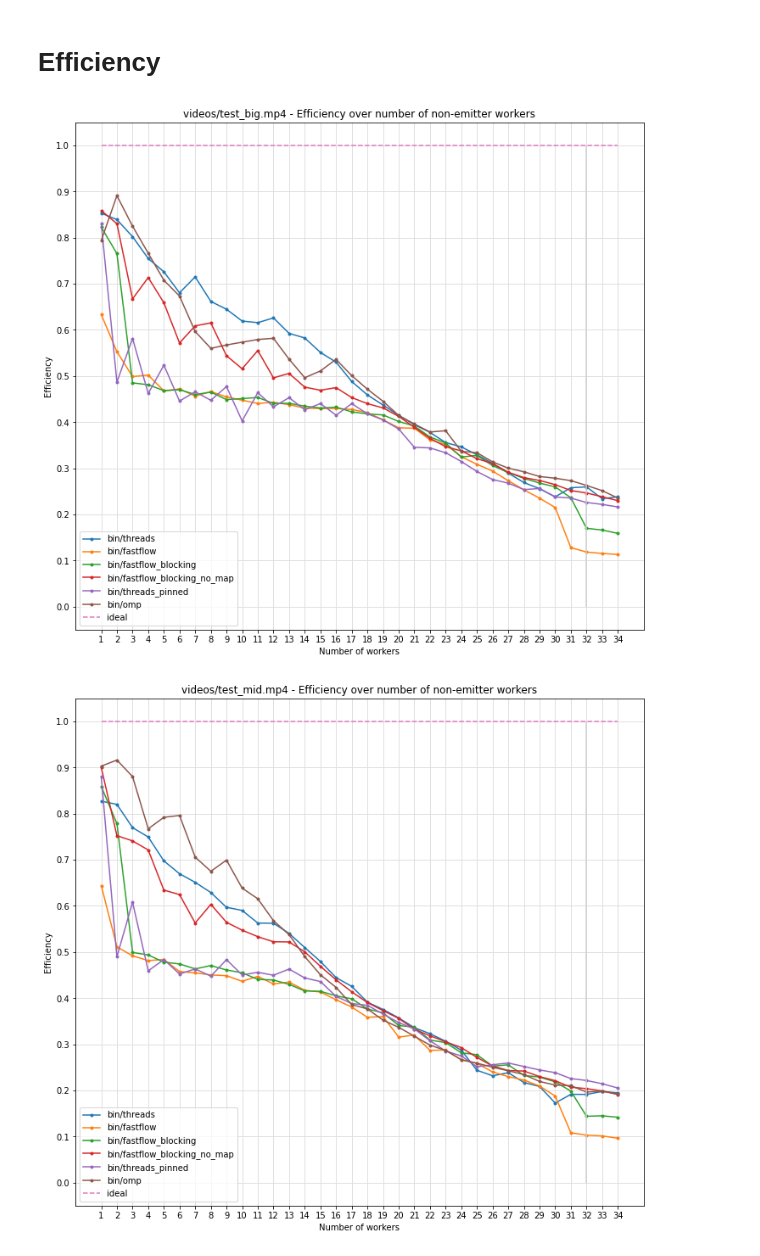
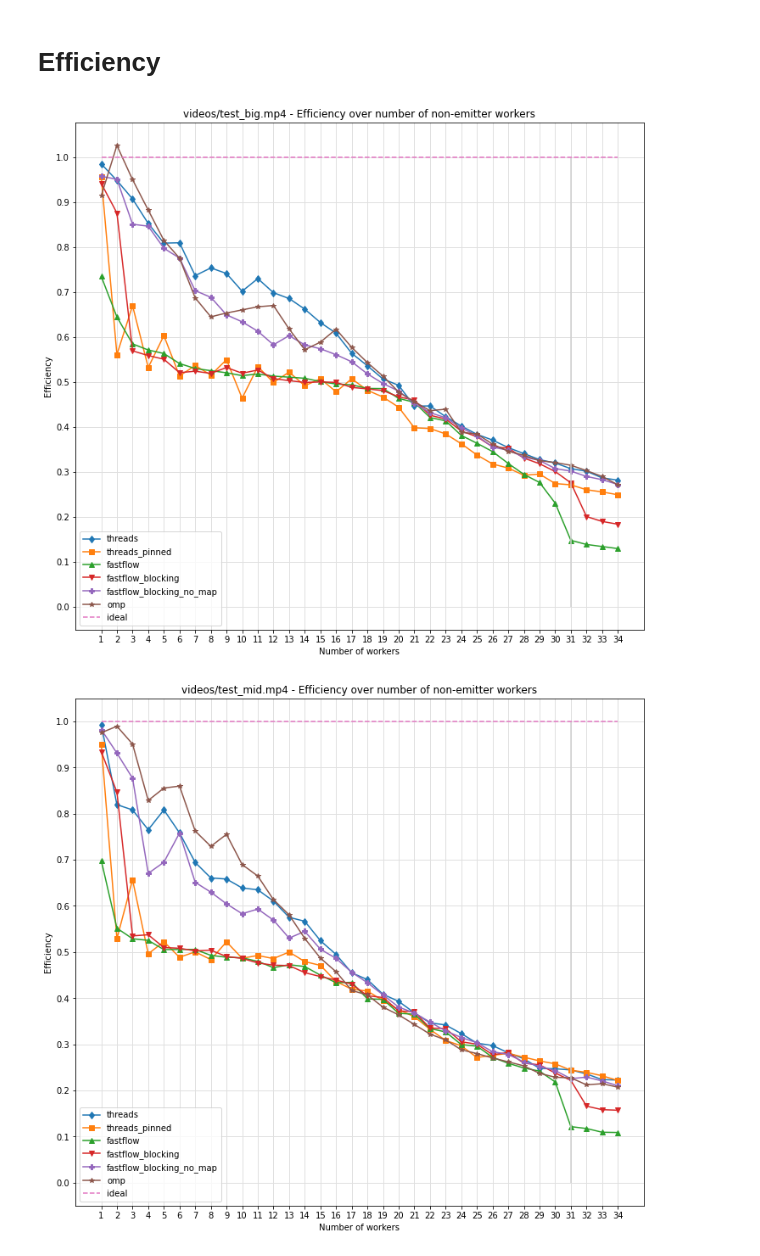
Before and after one commit to iwilare/video-motion-detection, a Jupyter notebook: plot/plot.ipynb, the cells around one changed output. Drawn from its saved outputs; the diff is of its cells as text; code cells hidden in the pictures.

```diff
--- a/plot/plot.ipynb
+++ b/plot/plot.ipynb
@@ -38,16 +45,17 @@ sequentials['frames'] = [812,431,227]
 for f in filenames:
     plt.gcf().set_size_inches(12, 11)
     def seq(n): return sequentials[sequentials['filename'] == f][n].values[0]
-    for p in programs:
-        y = seq('avg') / df[(df['name'] == p) & (df['filename'] == f)]['avg']
-        plt.errorbar(all_n_workers, y, label=p, marker='.')
+    for p, m, d in programs:
+        y = seq('total_time')/df[(df['name'] == 'bin/'+p) & (df['filename'] == f)]['avg']
+        plt.plot(all_n_workers, y, d, label=p, marker=m)
     plt.grid(color='#e0e0e0', linestyle='-', linewidth=1)
     plt.yscale('log')
     plt.yticks(list(range(0,16,1)) + list(range(10,100,10)))
     plt.gca().get_yaxis().set_major_formatter(mplt.ticker.ScalarFormatter())
     plt.gca().get_yaxis().get_major_formatter().labelOnlyBase = False
     plt.vlines(32, ymin=1, ymax=31, color='#d0d0d0', linestyle='-')
-    plt.hlines(seq('processing_time')/seq('read_time'), xmin=2, xmax=35, linestyle='--',label='theoretical best')
+    plt.hlines(seq('total_time')/(seq('read_time')*(seq('frames')-1)), xmin=1, xmax=35, linestyle='-.',label='theoretical best')
+    #plt.hlines(seq('processing_time')/(seq('read_time')), xmin=1, xmax=35, linestyle='-',label='theoretical best')
 
     plt.plot(all_n_workers, all_n_workers, '--', label='ideal')
     plt.xticks(all_n_workers)
@@ -67,31 +75,31 @@ for f in filenames:
 # %%
 for f in filenames:
     plt.gcf().set_size_inches(12, 11)
-    seq_time = sequentials[sequentials['filename'] == f]['avg'].values[0]
-    for p in programs:
-        y = df[(df['name'] == p) & (df['filename'] == f)]['avg']
+    def seq(n): return sequentials[sequentials['filename'] == f][n].values[0]
+    for p, m, d in programs:
+        y = df[(df['name'] == 'bin/'+p) & (df['filename'] == f)]['avg']
         #e = df[(df['name'] == p) & (df['filename'] == f)]['std']
-        plt.errorbar(all_n_workers, y/1e7, label=p, marker='.') #yerr=e/1e7, label=p, marker='.')
+        plt.plot(all_n_workers, y/1e6, d, label=p, marker=m)
     plt.grid(color='#e0e0e0', linestyle='-', linewidth=0.5)
-    plt.plot(all_n_workers, seq_time/1e7/all_n_workers, '--', label='ideal')
+    plt.plot(all_n_workers, seq('total_time')/1e6/all_n_workers, '--', label='ideal')
     plt.xticks(all_n_workers)
 
-    plt.hlines((seq('read_time')*seq('frames')+seq('init_time'))/1e7, xmin=1, xmax=34, linestyle='--',label='theoretical best')
+    plt.hlines((seq('read_time')*seq('frames')+seq('init_time'))/1e6, xmin=1, xmax=34, linestyle='--',label='theoretical best')
 
     if f == 'videos/test_big.mp4':
-        plt.yticks([x*0.25 for x in range(0,25,1)])
-        plt.vlines(31, ymin=0, ymax=25*0.25, color='#d0d0d0', linestyle='-')
+        plt.yticks([x*2.5 for x in range(0,40,1)])
+        plt.vlines(31, ymin=0, ymax=40*2.5, color='#d0d0d0', linestyle='-')
     if f == 'videos/test_mid.mp4':
-        plt.yticks([x*0.05 for x in range(0,21,1)])
-        plt.vlines(31, ymin=0, ymax=21*0.05, color='#d0d0d0', linestyle='-')
+        plt.yticks([x*0.5 for x in range(0,30,1)])
+        plt.vlines(31, ymin=0, ymax=30*0.5, color='#d0d0d0', linestyle='-')
     if f == 'videos/test_small.mp4':
-        plt.yticks([x*0.01 for x in range(0,21,1)])
-        plt.vlines(31, ymin=0, ymax=21*0.01, color='#d0d0d0', linestyle='-')
+        plt.yticks([x*0.1 for x in range(0,35,1)])
+        plt.vlines(31, ymin=0, ymax=35*0.1, color='#d0d0d0', linestyle='-')
 
     plt.legend()
     plt.ylabel("Completion time (seconds)")
     plt.xlabel("Number of workers")
-    plt.title(f"{f} - Completion time (seconds) over number of emitter workers ")
+    plt.title(f"{f} - Completion time (seconds) over number of non-emitter workers ")
     plt.savefig(f'completion_time_{crop_slash(f)}.svg')
     plt.show()
 # %% [output]
@@ -103,25 +111,25 @@ for f in filenames:
 # %%
 for f in filenames:
     plt.gcf().set_size_inches(12, 11)
-    seq_time = sequentials[sequentials['filename'] == f]['avg'].values[0]
-    for p in programs:
-        y = (seq_time / all_n_workers) / df[(df['name'] == p) & (df['filename'] == f)]['avg']
-        plt.plot(all_n_workers, y, label=p, marker='.')
+    def seq(n): return sequentials[sequentials['filename'] == f][n].values[0]
+    for p, m, d in programs:
+        y = (seq('total_time') / all_n_workers) / df[(df['name'] == 'bin/'+p) & (df['filename'] == f)]['avg']
+        plt.plot(all_n_workers, y, d, label=p, marker=m)
     plt.grid(color='#e0e0e0', linestyle='-', linewidth=1)
     plt.yticks([x*0.1 for x in range(0,11,1)])
     plt.gca().get_yaxis().set_major_formatter(mplt.ticker.ScalarFormatter())
     plt.gca().get_yaxis().get_major_formatter().labelOnlyBase = False
-    plt.vlines(32, ymin=0, ymax=1, color='#d0d0d0', linestyle='-')
+    plt.vlines(31, ymin=0, ymax=1, color='#d0d0d0', linestyle='-')
 
     plt.plot(all_n_workers, all_n_workers * 0 + 1, '--', label='ideal')
     plt.xticks(all_n_workers)
 
     plt.legend()
     plt.ylabel("Efficiency")
     plt.xlabel("Number of workers")
     plt.title(f"{f} - Efficiency over number of non-emitter workers")
     plt.savefig(f'efficiency_{crop_slash(f)}.svg')
     plt.show()
 # %% [output]
-[figure, old version]
+[figure, new version]
-[figure, old version]
+[figure, new version]
```
Also changed, not shown: parts of 6 cells of this notebook, 7 other files.
